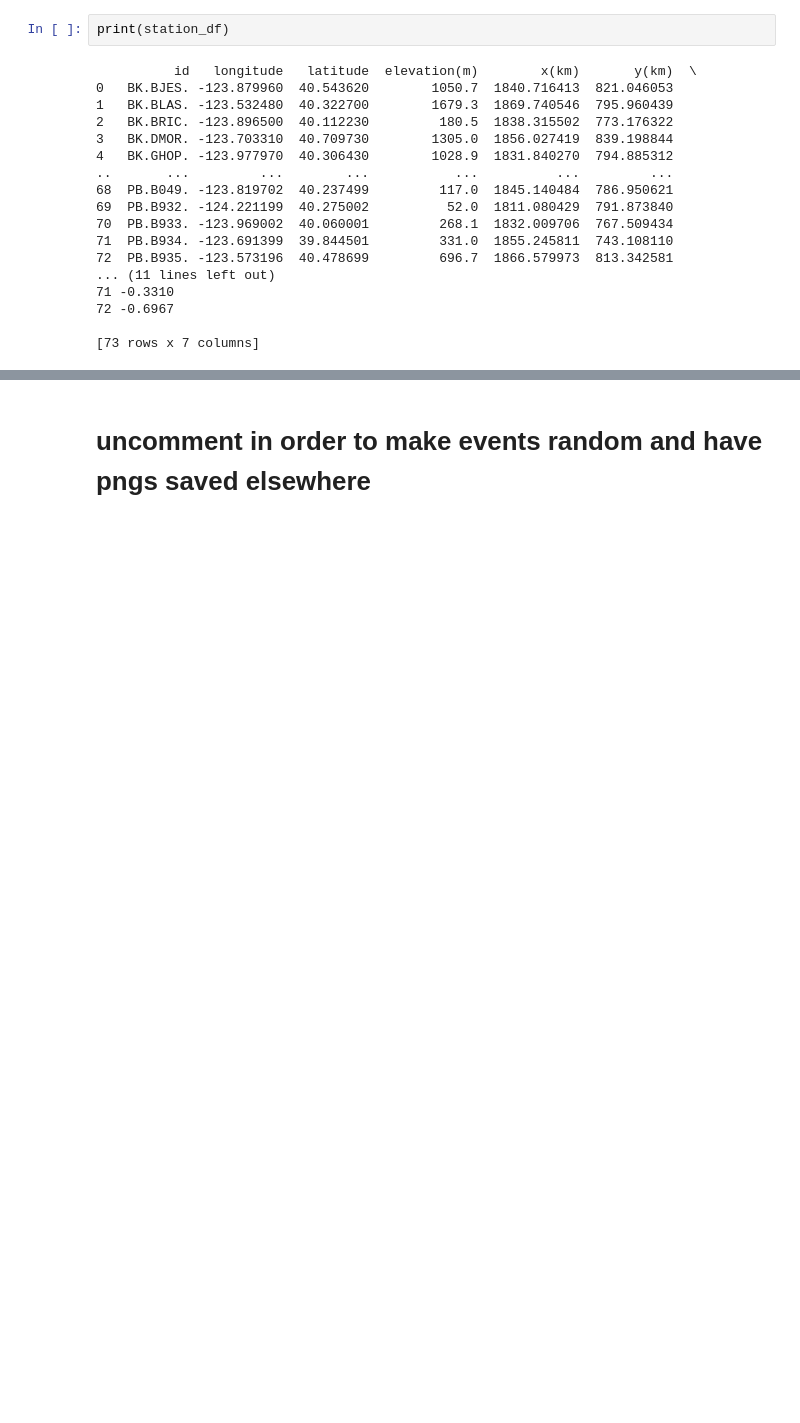
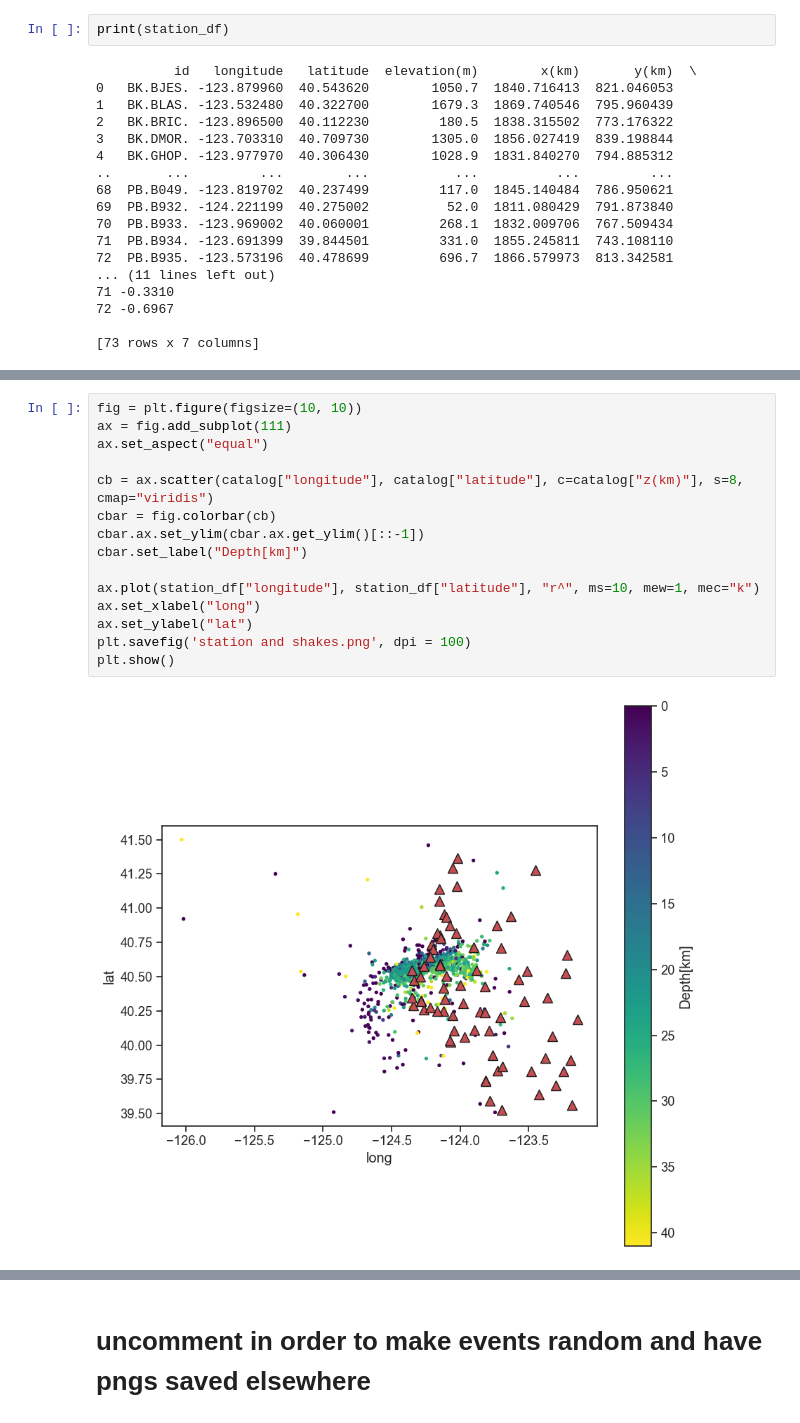
Before and after one commit to ShawnHwang1/GaMMA, a Jupyter notebook: Ferndale2022_test.ipynb, the cells around one changed output, grey strips where cells are left out. Cells and saved outputs as stored; diff of their text form; blank space fills up the shorter version.

Commit message:
Latitude and Longitude implementation

```diff
--- a/Ferndale2022_test.ipynb
+++ b/Ferndale2022_test.ipynb
@@ -519,0 +658,17 @@ plt.show()
+# %%
+fig = plt.figure(figsize=(10, 10))
+ax = fig.add_subplot(111)
+ax.set_aspect("equal")
+
+cb = ax.scatter(catalog["longitude"], catalog["latitude"], c=catalog["z(km)"], s=8, cmap="viridis")
+cbar = fig.colorbar(cb)
+cbar.ax.set_ylim(cbar.ax.get_ylim()[::-1])
+cbar.set_label("Depth[km]")
+
+ax.plot(station_df["longitude"], station_df["latitude"], "r^", ms=10, mew=1, mec="k")
+ax.set_xlabel("long")
+ax.set_ylabel("lat")
+plt.savefig('station and shakes.png', dpi = 100)
+plt.show()
+# %% [output]
+[figure, added]
```
Also changed, not shown: parts of 23 cells of this notebook.
